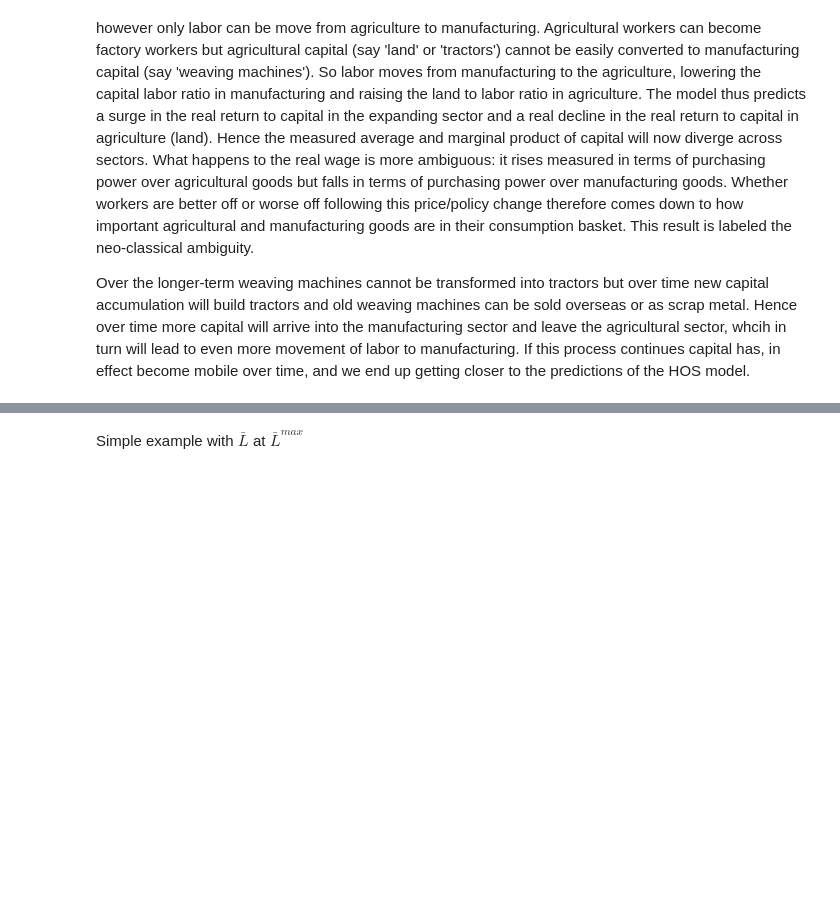
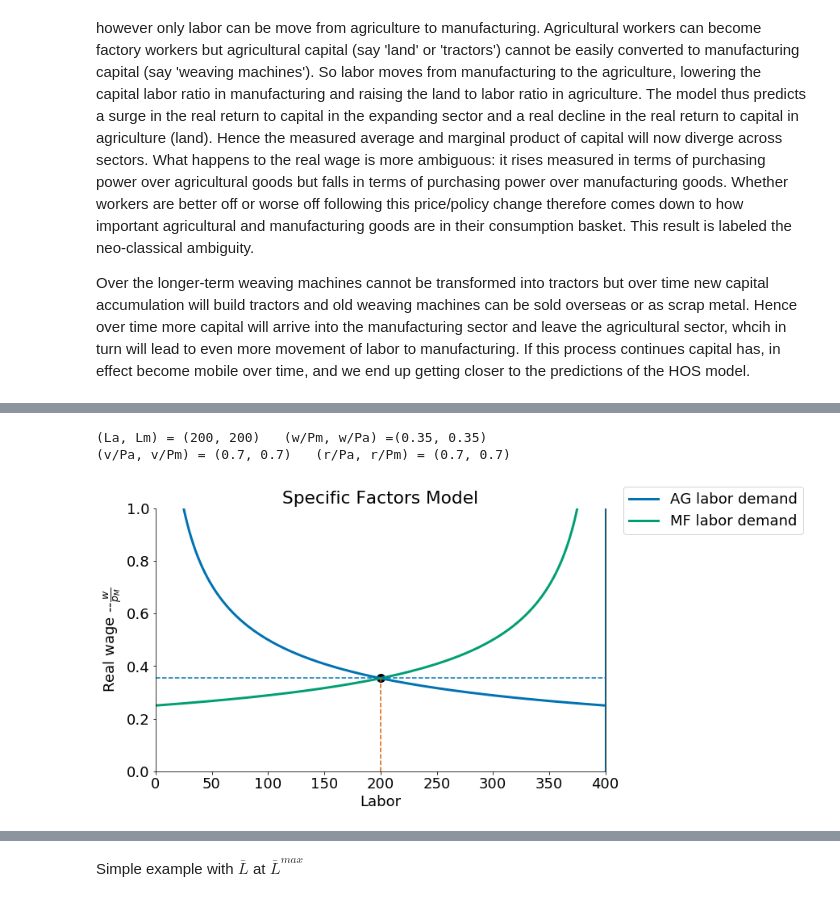
Before and after one commit to jhconning/Dev-II, a Jupyter notebook: notebooks/SFM.ipynb, the cells around one changed output, grey strips where cells are left out. Drawn from its saved outputs; the diff is of its cells as text; code cells hidden in the pictures; blank space fills up the shorter version.

```diff
--- a/notebooks/SFM.ipynb
+++ b/notebooks/SFM.ipynb
@@ -44,0 +88,6 @@ Loading BokehJS ...
+# %%
+sfmplot(p=1)
+# %% [output]
+(La, Lm) = (200, 200)   (w/Pm, w/Pa) =(0.35, 0.35)
+(v/Pa, v/Pm) = (0.7, 0.7)   (r/Pa, r/Pm) = (0.7, 0.7)
+[figure, added]
```
Also changed, not shown: parts of 82 cells of this notebook.
